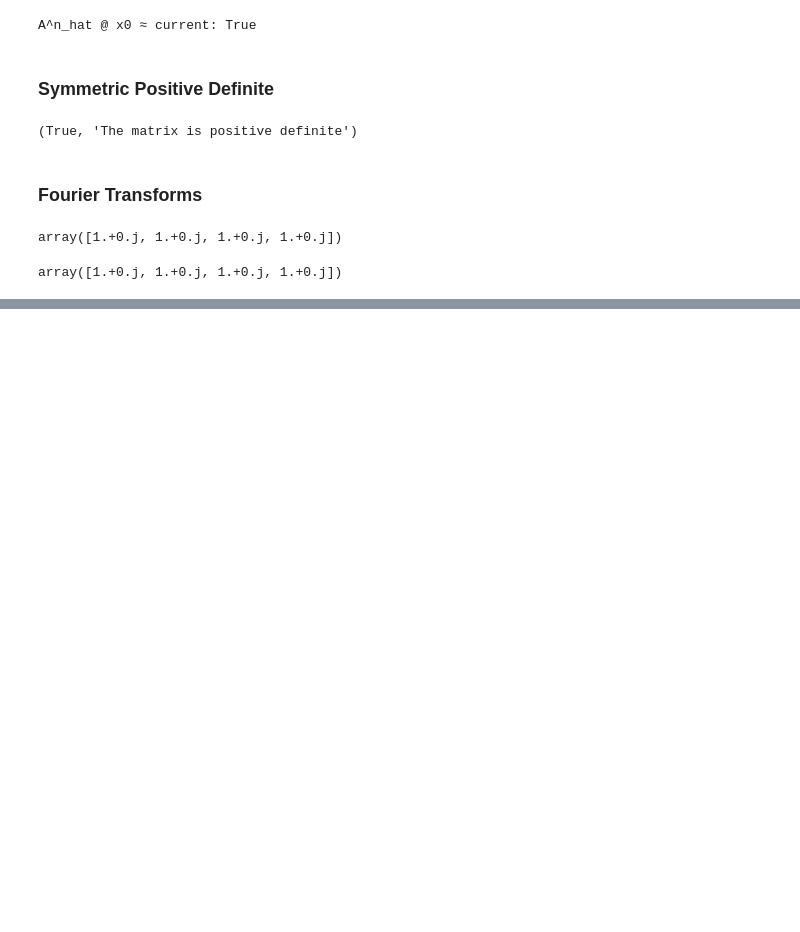
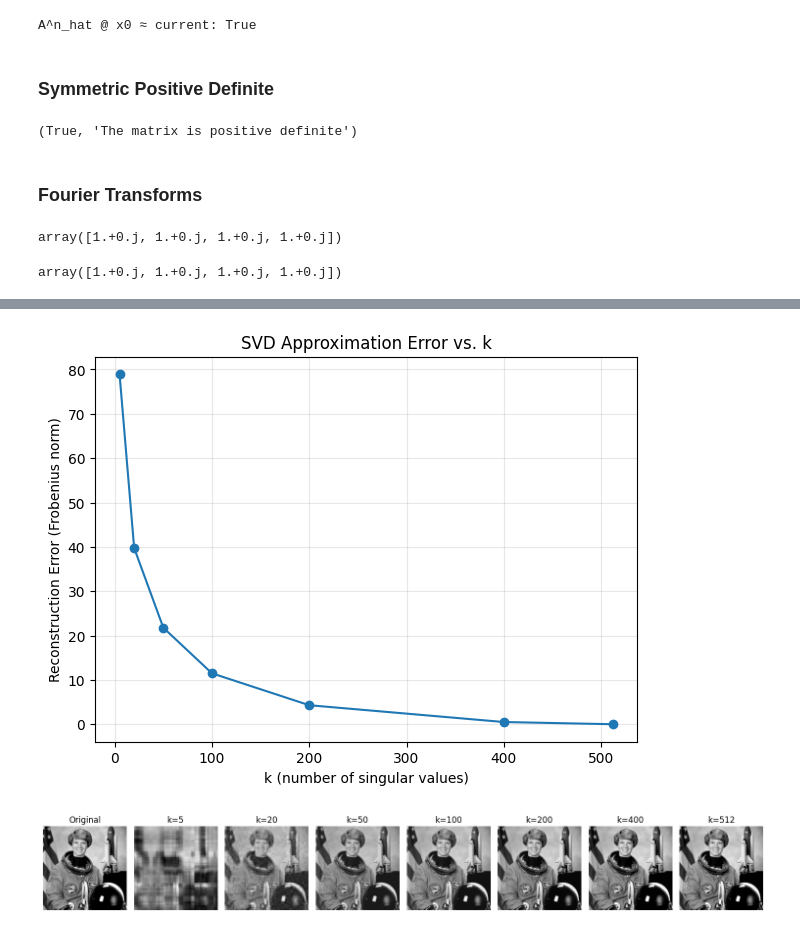
Before and after one commit to dwight-foster/linear-algebra-concepts-in-code, a Jupyter notebook: strang_practice.ipynb, the cells around one changed output, grey strips where cells are left out. Saved outputs shown, nothing was run; the diff lists cells and outputs as text; code cells hidden in the pictures; blank space fills up the shorter version.

```diff
--- a/strang_practice.ipynb
+++ b/strang_practice.ipynb
@@ -809,0 +946,15 @@ Size 256:
+# %%
+ks = [5, 20, 50, 100, 200, 400, 512]
+U, S, V = compute_svd(img_gray_scaled)
+approximations = []
+errors = []
+for k in ks:
+    # Take first k singular values/vectors
+    Uk = U[:, :k]
+    Sk = S[:k, :k]
+    Vk = V[:k, :]
+    Mk = Uk @ Sk @ Vk
+    approximations.append(Mk)
+    error = np.linalg.norm(img_gray_scaled - Mk)
+    errors.append(error)
+    print(f"K={k} Error={error}")
@@ -809,0 +969,28 @@ Size 256:
+# %%
+plt.figure(figsize=(7, 5))
+plt.plot(ks, errors, marker='o')
+plt.xlabel('k (number of singular values)')
+plt.ylabel('Reconstruction Error (Frobenius norm)')
+plt.title('SVD Approximation Error vs. k')
+plt.grid(True, alpha=0.3)
+plt.show()
+# %% [output]
+[figure, added]
+# %%
+fig, axes = plt.subplots(1, len(approximations) + 1, figsize=(15, 5))
+
+# Show original image
+axes[0].imshow(img_gray_scaled, cmap='gray')
+axes[0].set_title('Original')
+axes[0].axis('off')
+
+# Show approximations
+for i, (k, Mk) in enumerate(zip(ks, approximations)):
+    axes[i + 1].imshow(Mk, cmap='gray')
+    axes[i + 1].set_title(f'k={k}')
+    axes[i + 1].axis('off')
+
+plt.tight_layout()
+plt.show()
+# %% [output]
+[figure, added]
```
Also changed, not shown: parts of 30 cells of this notebook, 1 other file.
